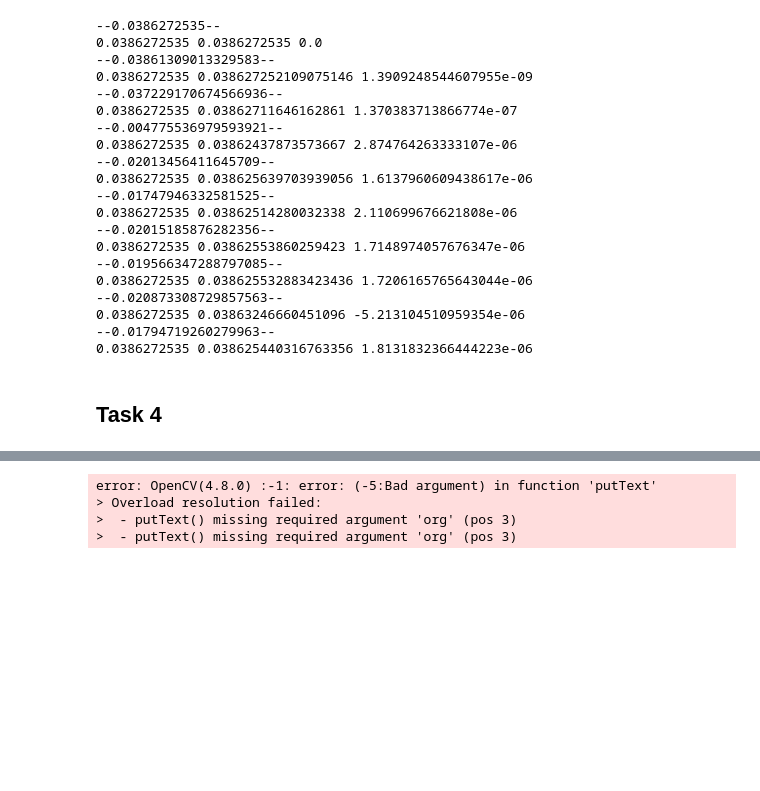
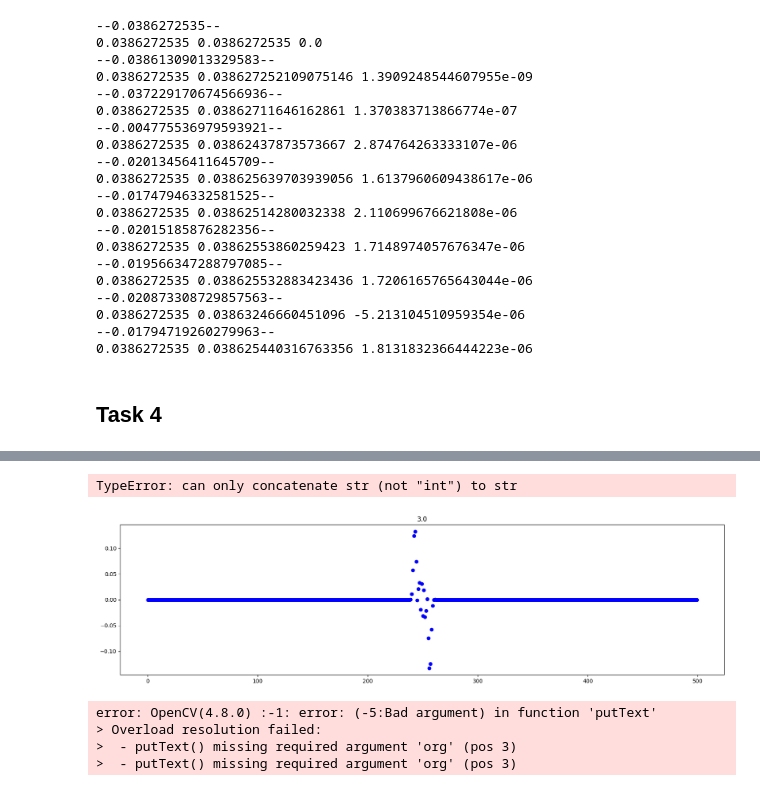
Before and after one commit to ravilkooo/mat_mod, a Jupyter notebook: lab-3/Task_1.ipynb, the cells around one changed output, grey strips where cells are left out. Saved outputs shown, nothing was run; the diff lists cells and outputs as text; code cells hidden in the pictures; blank space fills up the shorter version.

Commit message:
task3&4 methods

```diff
--- a/lab-3/Task_1.ipynb
+++ b/lab-3/Task_1.ipynb
@@ -309,14 +326,16 @@ KeyboardInterrupt:
 # %%
-for i in range(6,10):
+for i in range(7,10):
 
+    with open(f'C:/Users/Ravil/source/repos/matmod_lab3/matmod_lab3/task4/{i}_pars.out') as fin:
+        _, _a, _b = map(float, fin.readline().split())
     results_df = pd.read_csv(f'C:/Users/Ravil/source/repos/matmod_lab3/matmod_lab3/task4/{i}_res.out', index_col=False)
     checkp_cnt = (results_df.shape[1]-1)//2
 
-    screen = viz_2(results_df[f'v_{0}'].to_numpy(), 1000000)
+    screen = viz_2(results_df[f'v_{0}'].to_numpy(), 1000000, _a, _b)
     cv2.imshow(f'i = {i}', screen)
     t_step = 100
     for j in range(1,checkp_cnt,1):
-        screen = viz_2(results_df[f'v_{j}'].to_numpy(), 1000000 + j*t_step)
+        screen = viz_2(results_df[f'v_{j}'].to_numpy(), 1000000 + j*t_step, _a, _b)
         cv2.imshow(f'i = {i}', screen)
         if cv2.waitKey(30) == ord('q'):
             break
@@ -326,3 +364,41 @@ for i in range(6,10):
+# %%
+for i in range(1,6):
+
+    with open(f'C:/Users/Ravil/source/repos/matmod_lab3/matmod_lab3/task4_a_arr/{i}_pars.out') as fin:
+        _, _a, _b = map(float, fin.readline().split())
+    results_df = pd.read_csv(f'C:/Users/Ravil/source/repos/matmod_lab3/matmod_lab3/task4_a_arr/{i}_res.out', index_col=False)
+    checkp_cnt = (results_df.shape[1]-1)//2
+    screen = viz_2(results_df[f'v_{0}'].to_numpy(), 1000000, _a, _b)
+    cv2.imshow(f'i = {i}', screen)
+    t_step = 100
+    for j in range(1,checkp_cnt//100,1):
+        screen = viz_2(results_df[f'v_{j}'].to_numpy(), 1000000 + j*t_step, _a, _b)
+        cv2.imshow(f'i = {i}', screen)
+        if cv2.waitKey(30) == ord('q'):
+            break
+
+    cv2.waitKey(3000)
+    cv2.destroyAllWindows()
+# %% [output]
+TypeError: can only concatenate str (not "int") to str
+# %%
+for i in range(1,2):
+
+    with open(f'C:/Users/Ravil/source/repos/matmod_lab3/matmod_lab3/task4_a_arr/{i}_pars.out') as fin:
+        _, _a, _b = map(float, fin.readline().split())
+    results_df = pd.read_csv(f'C:/Users/Ravil/source/repos/matmod_lab3/matmod_lab3/task4_a_arr/{i}_res.out', index_col=False)
+    checkp_cnt = (results_df.shape[1]-1)//2
+
+    t_step = 100
+    # for j in range(1,checkp_cnt,1):
+    #     screen = viz_2(results_df[f'v_{j}'].to_numpy(), 1000000 + j*t_step, _a, _b)
+    _q = results_df[f'q_{10}'].to_numpy()
+    plt.figure(figsize=(20,5))
+    plt.scatter(np.arange(_q.shape[0]), _q, c='b')
+    plt.title(f'a = {_a}')
+    plt.show()
+# %% [output]
+[figure, added]
 # %%
 results_df = pd.read_csv(f'./anima_res.out', index_col=False)
 checkp_cnt = (results_df.shape[1]-1)//2
```
Also changed, not shown: parts of 7 cells of this notebook, 1 other file.
